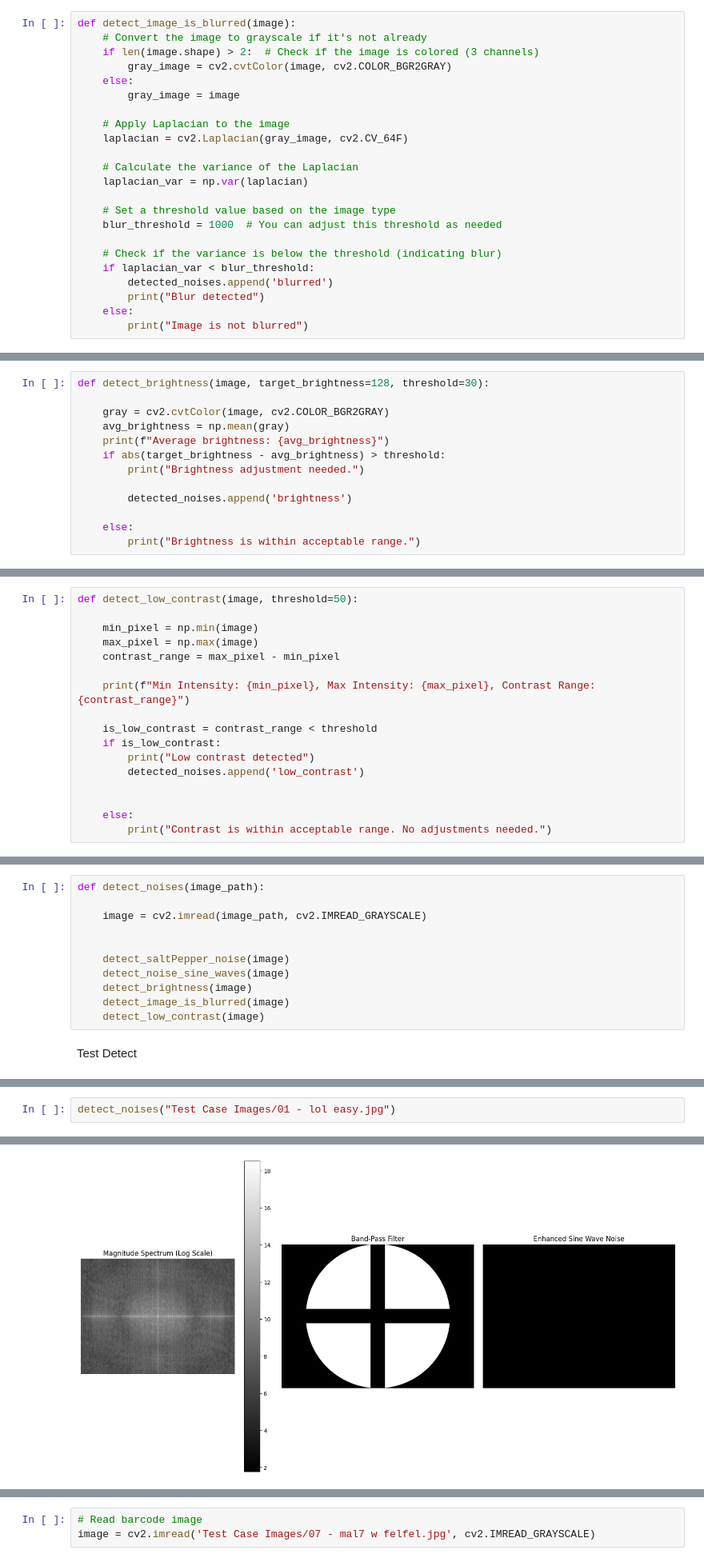
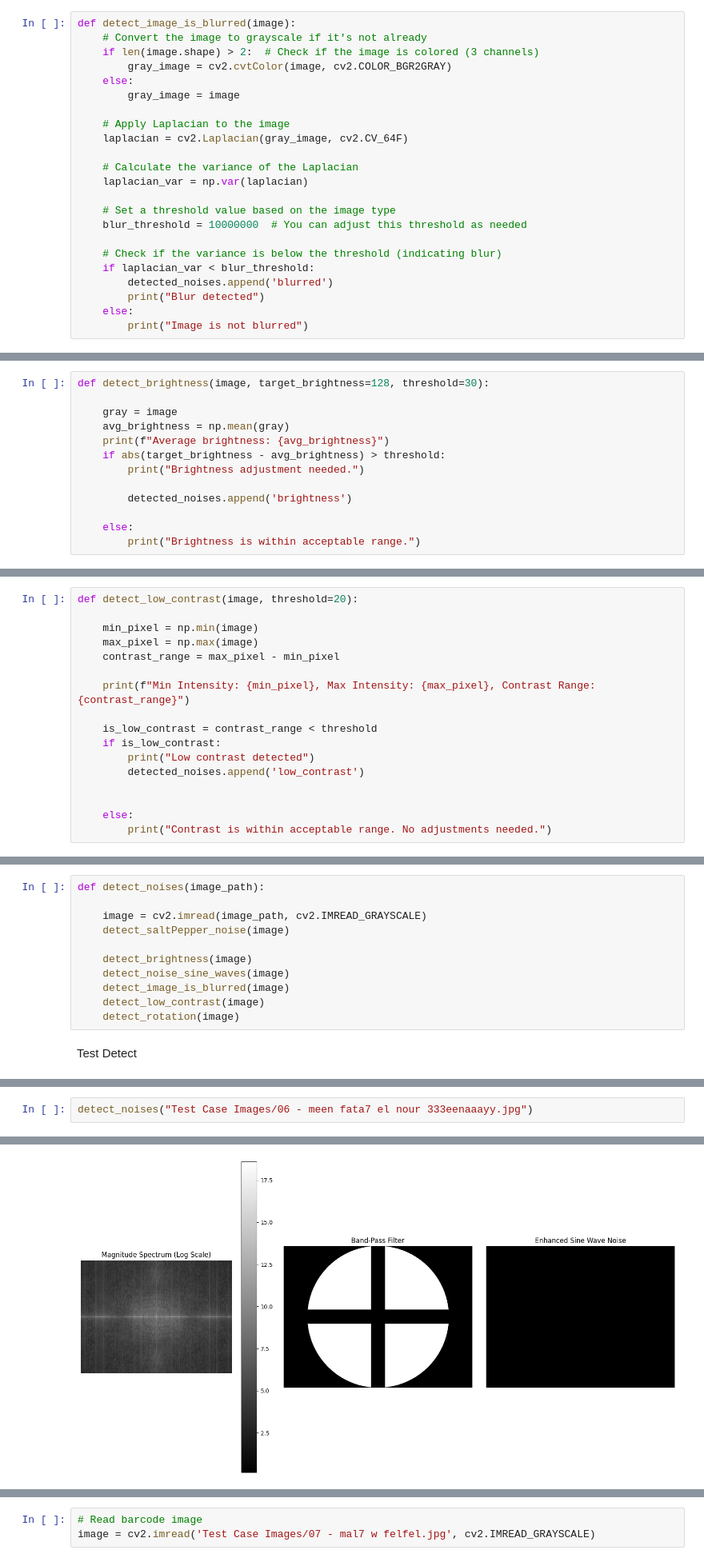
Before and after one commit to marwannour1/barcode_vision, a Jupyter notebook: main.ipynb, the cells around one changed output, grey strips where cells are left out. Shown at 80% size. Cells and saved outputs as stored; diff of their text form.

```diff
--- a/main.ipynb
+++ b/main.ipynb
@@ -148,7 +318,7 @@ def detect_image_is_blurred(image):
     laplacian_var = np.var(laplacian)
 
     # Set a threshold value based on the image type
-    blur_threshold = 1000  # You can adjust this threshold as needed
+    blur_threshold = 10000000  # You can adjust this threshold as needed
 
     # Check if the variance is below the threshold (indicating blur)
     if laplacian_var < blur_threshold:
@@ -161,7 +331,7 @@ Brightness
 # %%
 def detect_brightness(image, target_brightness=128, threshold=30):
 
-    gray = cv2.cvtColor(image, cv2.COLOR_BGR2GRAY)
+    gray = image
     avg_brightness = np.mean(gray)
     print(f"Average brightness: {avg_brightness}")
     if abs(target_brightness - avg_brightness) > threshold:
@@ -174,7 +344,7 @@ def detect_brightness(image, target_brightness=128, threshold=30):
 # %% [markdown]
 Contrast
 # %%
-def detect_low_contrast(image, threshold=50):
+def detect_low_contrast(image, threshold=20):
 
     min_pixel = np.min(image)
     max_pixel = np.max(image)
@@ -194,12 +410,12 @@ def detect_low_contrast(image, threshold=50):
 def detect_noises(image_path):
 
     image = cv2.imread(image_path, cv2.IMREAD_GRAYSCALE)
+    detect_saltPepper_noise(image)
 
-
-    detect_saltPepper_noise(image)
+    detect_brightness(image)
     detect_noise_sine_waves(image)
-    detect_brightness(image)
     detect_image_is_blurred(image)
     detect_low_contrast(image)
+    detect_rotation(image)
 # %% [markdown]
 Test Detect
@@ -206,3 +424,3 @@ Test Detect
 # %%
-detect_noises("Test Case Images/01 - lol easy.jpg")
+detect_noises("Test Case Images/06 - meen fata7 el nour 333eenaaayy.jpg")
 # %% [output]
@@ -209 +429 @@ detect_noises("Test Case Images/01 - lol easy.jpg")
-[figure, old version]
+[figure, new version]
```
Also changed, not shown: parts of 17 cells of this notebook.
